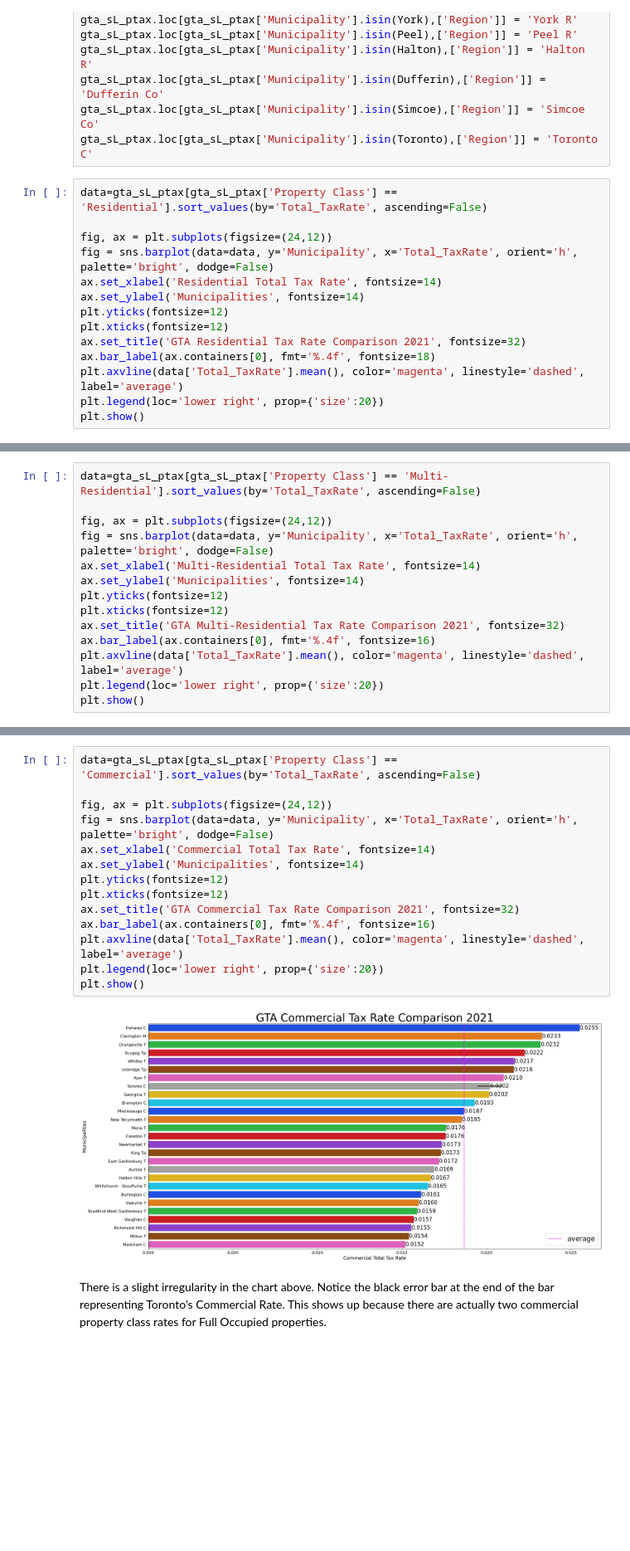
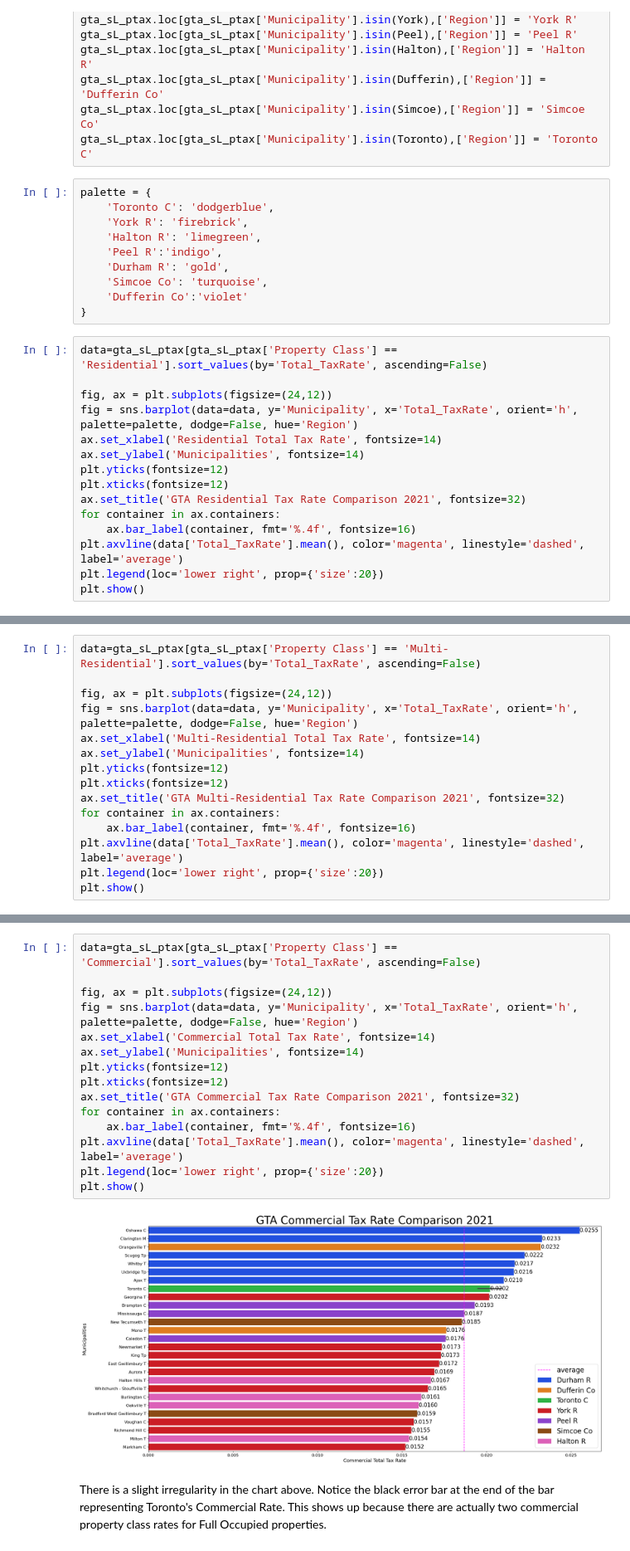
Before and after one commit to ddsarai/propertTax_comps, a Jupyter notebook: GTA_pTax_2021.ipynb, the cells around one changed output, grey strips where cells are left out. Shown at 83% size. Saved outputs shown, nothing was run; the diff lists cells and outputs as text; blank space fills up the shorter version.

Commit message:
added hue to gta property tax rate charts

```diff
--- a/GTA_pTax_2021.ipynb
+++ b/GTA_pTax_2021.ipynb
@@ -104,17 +104,28 @@ gta_sL_ptax.loc[gta_sL_ptax['Municipality'].isin(Halton),['Region']] = 'Halton R
 gta_sL_ptax.loc[gta_sL_ptax['Municipality'].isin(Dufferin),['Region']] = 'Dufferin Co'
 gta_sL_ptax.loc[gta_sL_ptax['Municipality'].isin(Simcoe),['Region']] = 'Simcoe Co'
 gta_sL_ptax.loc[gta_sL_ptax['Municipality'].isin(Toronto),['Region']] = 'Toronto C'
+# %%
+palette = {
+    'Toronto C': 'dodgerblue',
+    'York R': 'firebrick',
+    'Halton R': 'limegreen',
+    'Peel R':'indigo',
+    'Durham R': 'gold',
+    'Simcoe Co': 'turquoise',
+    'Dufferin Co':'violet'
+}
 # %%
 data=gta_sL_ptax[gta_sL_ptax['Property Class'] == 'Residential'].sort_values(by='Total_TaxRate', ascending=False)
 
 fig, ax = plt.subplots(figsize=(24,12))
-fig = sns.barplot(data=data, y='Municipality', x='Total_TaxRate', orient='h', palette='bright', dodge=False)
+fig = sns.barplot(data=data, y='Municipality', x='Total_TaxRate', orient='h', palette=palette, dodge=False, hue='Region')
 ax.set_xlabel('Residential Total Tax Rate', fontsize=14)
 ax.set_ylabel('Municipalities', fontsize=14)
 plt.yticks(fontsize=12)
 plt.xticks(fontsize=12)
 ax.set_title('GTA Residential Tax Rate Comparison 2021', fontsize=32)
-ax.bar_label(ax.containers[0], fmt='%.4f', fontsize=18)
+for container in ax.containers:
+    ax.bar_label(container, fmt='%.4f', fontsize=16)
 plt.axvline(data['Total_TaxRate'].mean(), color='magenta', linestyle='dashed', label='average')
 plt.legend(loc='lower right', prop={'size':20})
 plt.show()
@@ -124,13 +135,14 @@ plt.show()
 data=gta_sL_ptax[gta_sL_ptax['Property Class'] == 'Multi-Residential'].sort_values(by='Total_TaxRate', ascending=False)
 
 fig, ax = plt.subplots(figsize=(24,12))
-fig = sns.barplot(data=data, y='Municipality', x='Total_TaxRate', orient='h', palette='bright', dodge=False)
+fig = sns.barplot(data=data, y='Municipality', x='Total_TaxRate', orient='h', palette=palette, dodge=False, hue='Region')
 ax.set_xlabel('Multi-Residential Total Tax Rate', fontsize=14)
 ax.set_ylabel('Municipalities', fontsize=14)
 plt.yticks(fontsize=12)
 plt.xticks(fontsize=12)
 ax.set_title('GTA Multi-Residential Tax Rate Comparison 2021', fontsize=32)
-ax.bar_label(ax.containers[0], fmt='%.4f', fontsize=16)
+for container in ax.containers:
+    ax.bar_label(container, fmt='%.4f', fontsize=16)
 plt.axvline(data['Total_TaxRate'].mean(), color='magenta', linestyle='dashed', label='average')
 plt.legend(loc='lower right', prop={'size':20})
 plt.show()
@@ -139,19 +151,20 @@ plt.show()
 # %%
 data=gta_sL_ptax[gta_sL_ptax['Property Class'] == 'Commercial'].sort_values(by='Total_TaxRate', ascending=False)
 
 fig, ax = plt.subplots(figsize=(24,12))
-fig = sns.barplot(data=data, y='Municipality', x='Total_TaxRate', orient='h', palette='bright', dodge=False)
+fig = sns.barplot(data=data, y='Municipality', x='Total_TaxRate', orient='h', palette=palette, dodge=False, hue='Region')
 ax.set_xlabel('Commercial Total Tax Rate', fontsize=14)
 ax.set_ylabel('Municipalities', fontsize=14)
 plt.yticks(fontsize=12)
 plt.xticks(fontsize=12)
 ax.set_title('GTA Commercial Tax Rate Comparison 2021', fontsize=32)
-ax.bar_label(ax.containers[0], fmt='%.4f', fontsize=16)
+for container in ax.containers:
+    ax.bar_label(container, fmt='%.4f', fontsize=16)
 plt.axvline(data['Total_TaxRate'].mean(), color='magenta', linestyle='dashed', label='average')
 plt.legend(loc='lower right', prop={'size':20})
 plt.show()
 # %% [output]
-[figure, old version]
+[figure, new version]
 # %% [markdown]
 There is a slight irregularity in the chart above.  Notice the black error bar at the end of the bar representing Toronto's Commercial Rate.  This shows up because there are actually two commercial property class rates for Full Occupied properties.
 # %%
```
Also changed, not shown: parts of 5 cells of this notebook.
